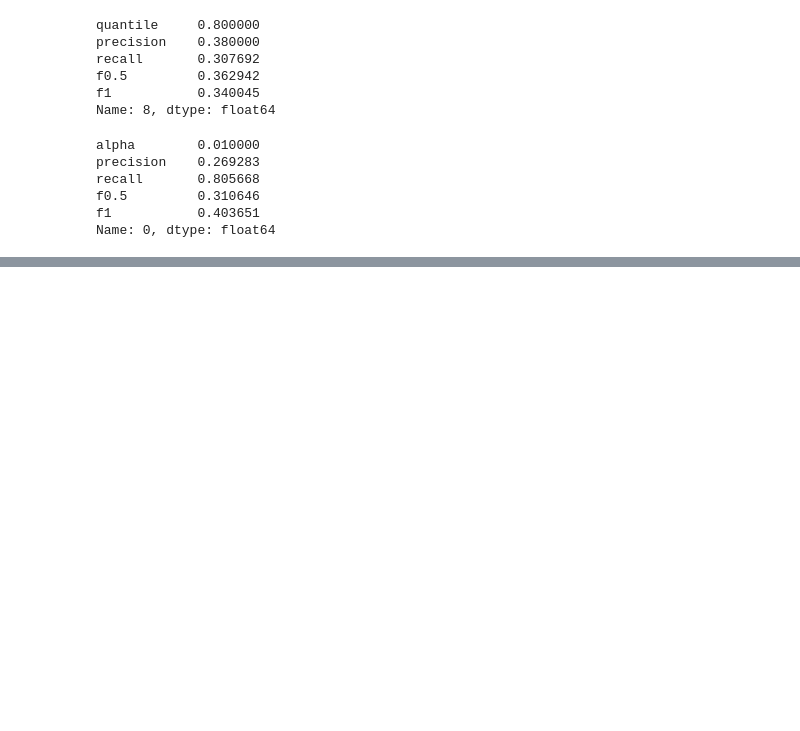
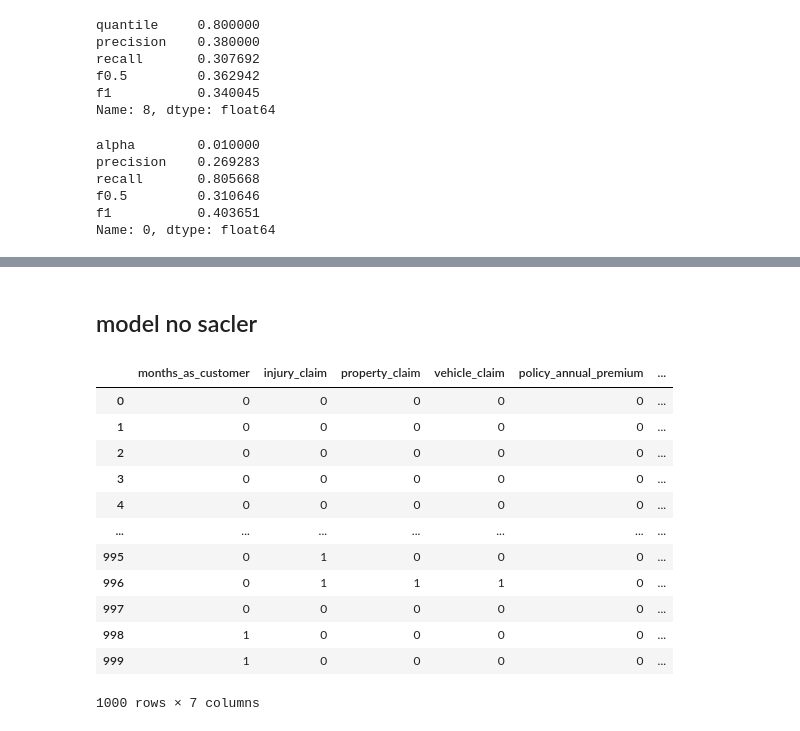
Before and after one commit to inkkuli/fraud_Insurance, a Jupyter notebook: fraud.ipynb, the cells around one changed output, grey strips where cells are left out. Cells and saved outputs as stored; diff of their text form; code cells hidden in the pictures; blank space fills up the shorter version.

```diff
--- a/fraud.ipynb
+++ b/fraud.ipynb
@@ -1135,0 +1201,3 @@ Name: 0, dtype: float64
+# %%
+binary_df = binarize_high_quantile(df_cleaned, quantile_threshold=0.95)
+binary_df
@@ -1135,0 +1218,2 @@ Name: 0, dtype: float64
+# %% [markdown]
+## model no sacler
@@ -1135,0 +1254,17 @@ Name: 0, dtype: float64
+# %%
+result_df = robust_mahalanobis_anomaly_noscaler(binary_df, threshold_quantile=0.8)
+result_df
+# %% [output]
+|  | months_as_customer | injury_claim | property_claim | vehicle_claim | policy_annual_premium | ... |
+| 0 | 0 | 0 | 0 | 0 | 0 | ... |
+| 1 | 0 | 0 | 0 | 0 | 0 | ... |
+| 2 | 0 | 0 | 0 | 0 | 0 | ... |
+| 3 | 0 | 0 | 0 | 0 | 0 | ... |
+| 4 | 0 | 0 | 0 | 0 | 0 | ... |
+| ... | ... | ... | ... | ... | ... | ... |
+| 995 | 0 | 1 | 0 | 0 | 0 | ... |
+| 996 | 0 | 1 | 1 | 1 | 0 | ... |
+| 997 | 0 | 0 | 0 | 0 | 0 | ... |
+| 998 | 1 | 0 | 0 | 0 | 0 | ... |
+| 999 | 1 | 0 | 0 | 0 | 0 | ... |
+1000 rows × 7 columns
```
Also changed, not shown: parts of 14 cells of this notebook.
